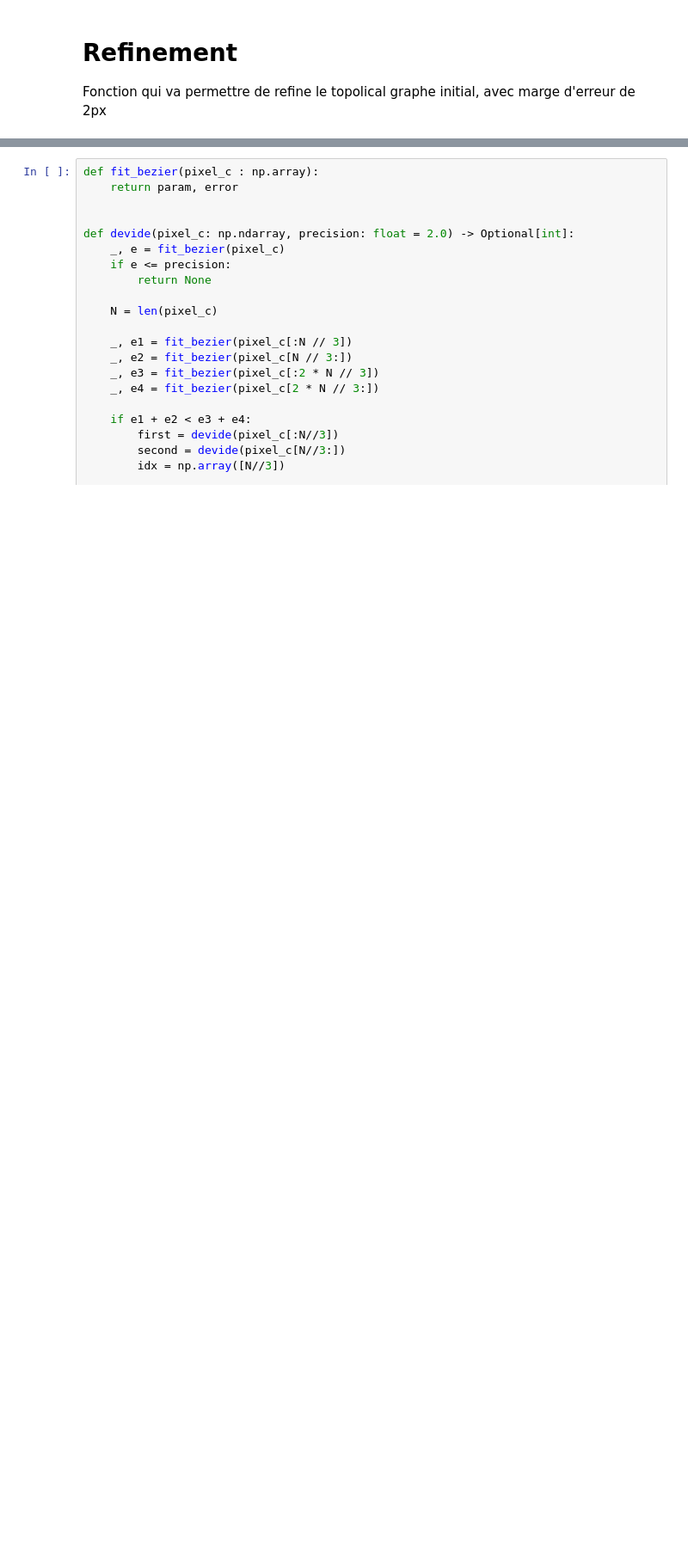
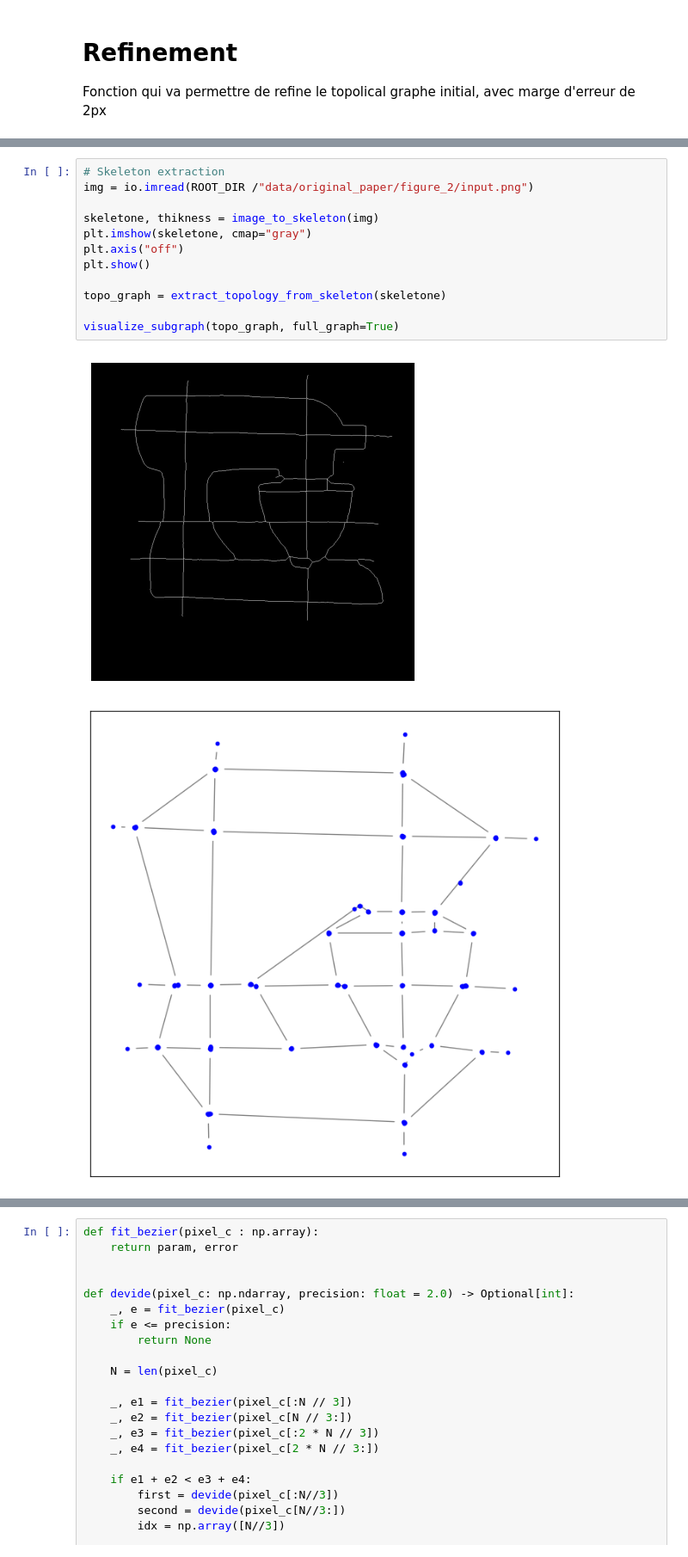
Before and after one commit to rambip/sketch-vectorization, a Jupyter notebook: notebooks/refinement.ipynb, the cells around one changed output, grey strips where cells are left out. Shown at 86% size. Saved outputs shown, nothing was run; the diff lists cells and outputs as text; blank space fills up the shorter version.

```diff
--- a/notebooks/refinement.ipynb
+++ b/notebooks/refinement.ipynb
@@ -7,0 +18,15 @@ from typing import List, Optional
+# %%
+# Skeleton extraction
+img = io.imread(ROOT_DIR /"data/original_paper/figure_2/input.png")
+
+skeletone, thikness = image_to_skeleton(img)
+plt.imshow(skeletone, cmap="gray")
+plt.axis("off")
+plt.show()
+
+topo_graph = extract_topology_from_skeleton(skeletone)
+
+visualize_subgraph(topo_graph, full_graph=True)
+# %% [output]
+[figure, added]
+[figure, added]
```
Also changed, not shown: parts of 3 cells of this notebook, 2 other files.
